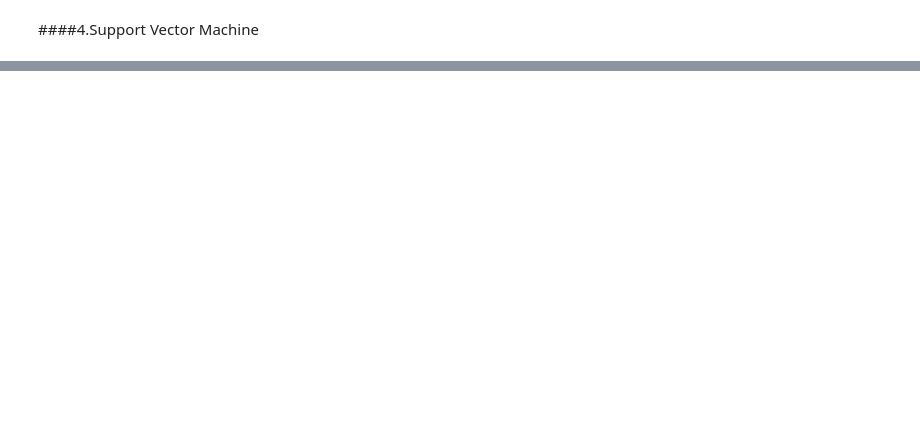
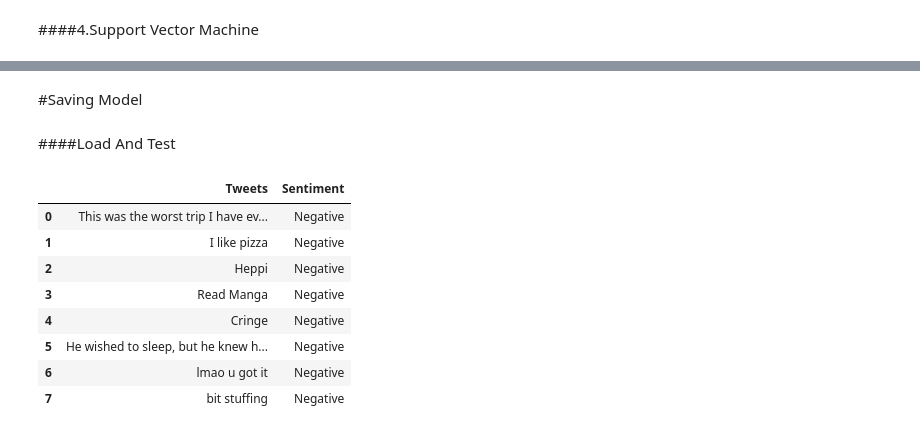
Before and after one commit to asad0206/Twitter-Sentiment-Analysis, a Jupyter notebook: depression/depression.ipynb, the cells around one changed output, grey strips where cells are left out. Saved outputs shown, nothing was run; the diff lists cells and outputs as text; code cells hidden in the pictures; blank space fills up the shorter version.

```diff
--- a/depression/depression.ipynb
+++ b/depression/depression.ipynb
@@ -255,0 +250,2 @@ f1-score =  0.9954128440366972
+# %% [markdown]
+#Saving Model
@@ -255,0 +257,62 @@ f1-score =  0.9954128440366972
+# %%
+#Saving the vectorizer
+file = open('depvectorizer.pickle','wb')
+pickle.dump(vectorizer, file)
+file.close()
+# %% [markdown]
+####Load And Test
+# %%
+def loadModel():
+    #Load the vectoriser.
+    file = open('depvectorizer.pickle', 'rb')
+    vectorizer = pickle.load(file)
+    file.close()
+    #Load the model
+    file = open('deplr.pickle', 'rb')
+    model = pickle.load(file)
+    file.close()
+    return vectorizer, model
+
+
+
+def predict(vectorizer, model, text):
+    #Predict the sentiment
+    inputdata = vectorizer.transform(cleanTweet(text))
+    sentiment = model.predict(inputdata)
+
+    # Make a list of text with sentiment.
+    input = []
+    for text, pred in zip(text, sentiment):
+        input.append((text,pred))
+
+    # Convert the list into a Pandas DataFrame.
+    df1 = pd.DataFrame(input, columns = ['Tweets','Sentiment'])
+    df1 = df1.replace([0,1], ["Negative","Positive"])
+    return df1
+
+
+
+#Loading the saved model
+vectorizer, model = loadModel()
+#tweets whose sentiments are to be predicted
+text = ["This was the worst trip I have ever had in my life.",
+            "I like pizza",
+            "Heppi",
+            "Read Manga",
+            "Cringe",
+            "He wished to sleep, but he knew he would not be able to and that most happy thoughts came to him in bed",
+            "lmao u got it",
+            "bit stuffing"]
+
+df = predict(vectorizer, model, text)
+df
+# %% [output]
+|  | Tweets | Sentiment |
+| 0 | This was the worst trip I have ev... | Negative |
+| 1 | I like pizza | Negative |
+| 2 | Heppi | Negative |
+| 3 | Read Manga | Negative |
+| 4 | Cringe | Negative |
+| 5 | He wished to sleep, but he knew h... | Negative |
+| 6 | lmao u got it | Negative |
+| 7 | bit stuffing | Negative |
```
Also changed, not shown: parts of 10 cells of this notebook, 1 other file.
